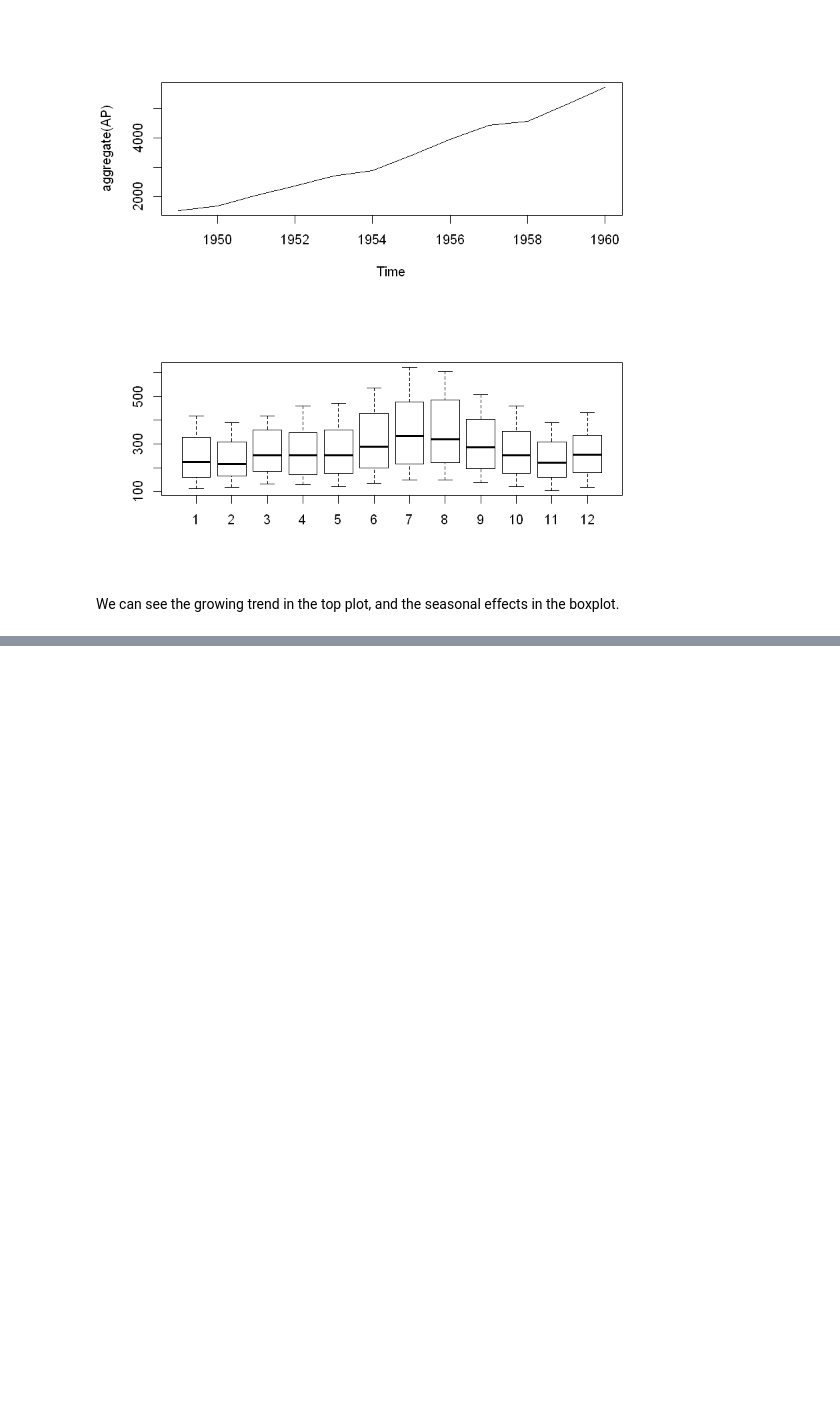
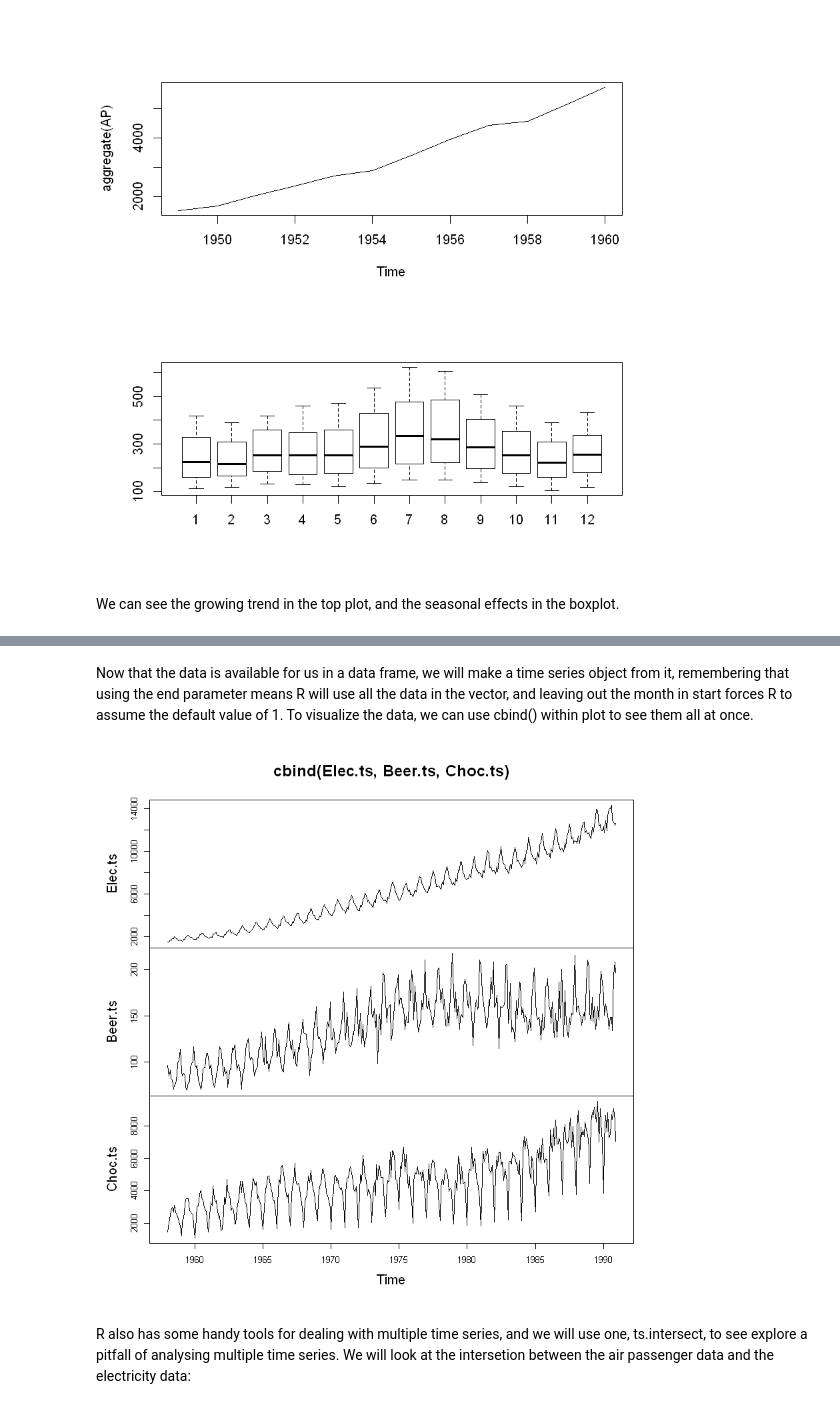
Before and after one commit to nellac77/Introductory_Time_Series_with_R_datasets, a Jupyter notebook: time_series_notebook_ch01.ipynb, the cells around one changed output, grey strips where cells are left out. Cells and saved outputs as stored; diff of their text form; code cells hidden in the pictures; blank space fills up the shorter version.

```diff
--- a/time_series_notebook_ch01.ipynb
+++ b/time_series_notebook_ch01.ipynb
@@ -77,0 +128,5 @@ We can see the growing trend in the top plot, and the seasonal effects in the bo
+# %%
+www <- "cbe.dat"
+CBE <- read.table(www, header = TRUE)
+class(CBE)
+head(CBE)
@@ -77,0 +142,11 @@ We can see the growing trend in the top plot, and the seasonal effects in the bo
+# %% [markdown]
+Now that the data is available for us in a data frame, we will make a time series object from it, remembering that using the end parameter means R will use all the data in the vector, and leaving out the month in start forces R to assume the default value of 1.  To visualize the data, we can use cbind() within plot to see them all at once.
+# %%
+Elec.ts <- ts(CBE[,3], start = 1958, freq = 12)
+Beer.ts <- ts(CBE[,2], start = 1958, freq = 12)
+Choc.ts <- ts(CBE[,1], start = 1958, freq = 12)
+plot(cbind(Elec.ts,Beer.ts,Choc.ts))
+# %% [output]
+[figure, added]
+# %% [markdown]
+R also has some handy tools for dealing with multiple time series, and we will use one, ts.intersect, to see explore a pitfall of analysing multiple time series. We will look at the intersetion between the air passenger data and the electricity data:
```
Also changed, not shown: parts of 16 cells of this notebook.
